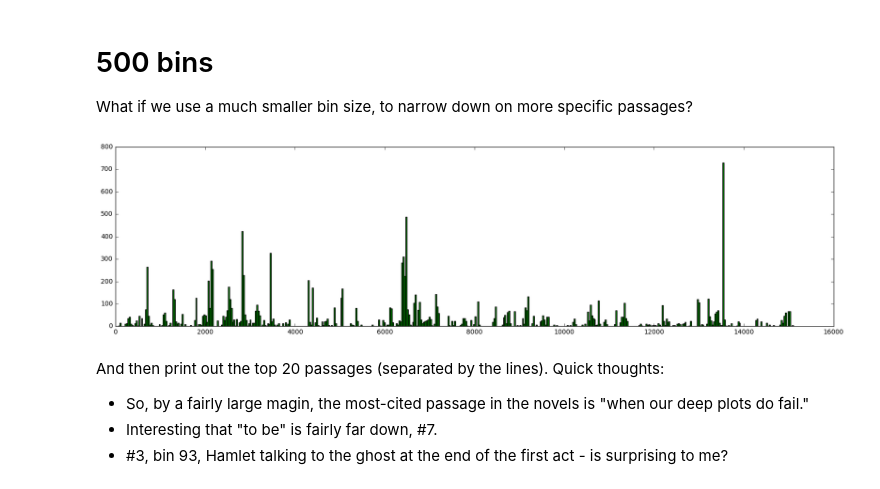
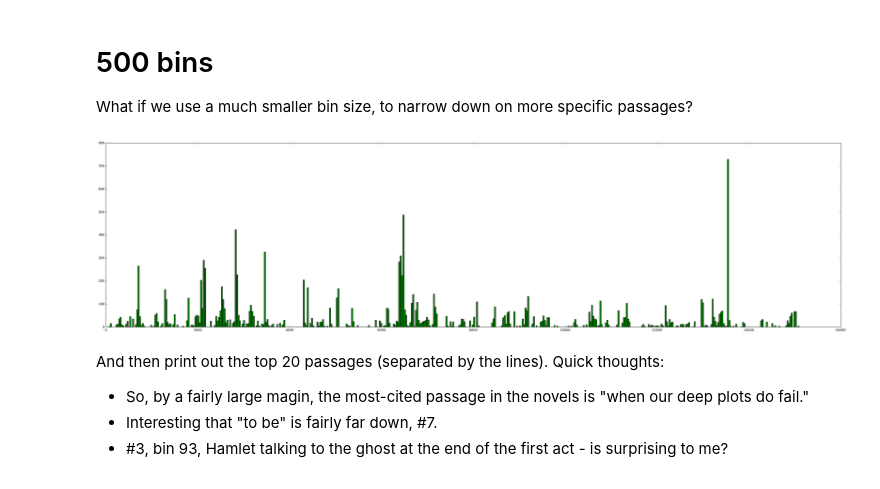
Before and after one commit to davidmcclure/quotes, a Jupyter notebook: notebooks/v4-hamlet-distribution.ipynb, the cells around one changed output. Drawn from its saved outputs; the diff is of its cells as text; code cells hidden in the pictures.

```diff
--- a/notebooks/v4-hamlet-distribution.ipynb
+++ b/notebooks/v4-hamlet-distribution.ipynb
@@ -125,18 +125,18 @@ Ghost
 
 What if we use a much smaller bin size, to narrow down on more specific passages?
 # %%
-plt.figure(figsize=(20, 5))
+plt.figure(figsize=(40, 10))
 
 n, bins, patches = plt.hist(
     quoted,
     range=(0, len(hamlet.tokens)),
     bins=500,
     color='green',
 )
 
 plt.show()
 # %% [output]
-[figure, old version]
+[figure, new version]
 # %% [markdown]
 And then print out the top 20 passages (separated by the lines). Quick thoughts:
 
```
Also changed, not shown: parts of 2 cells of this notebook.
